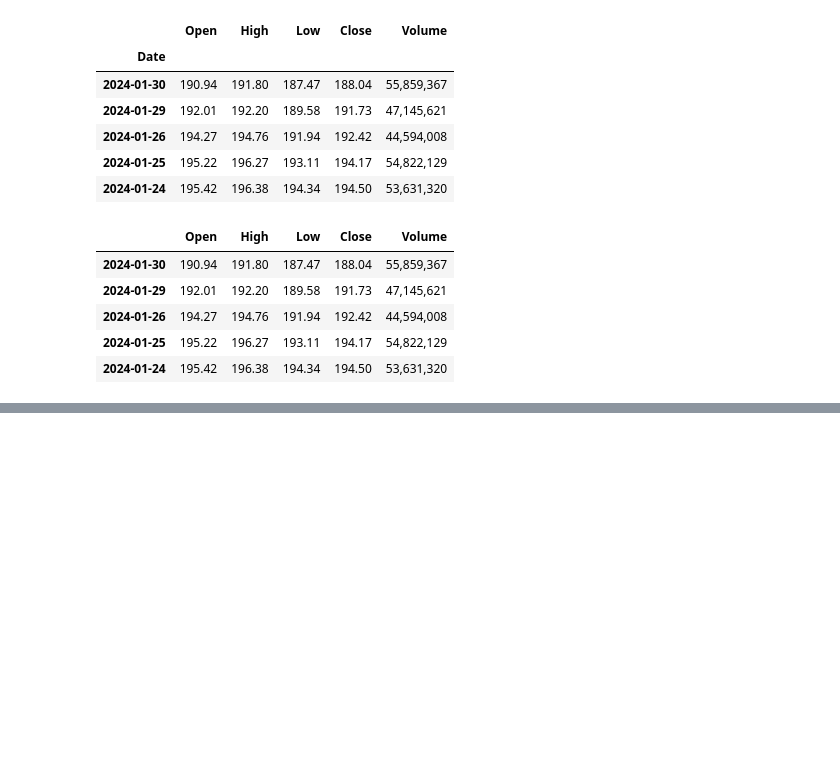
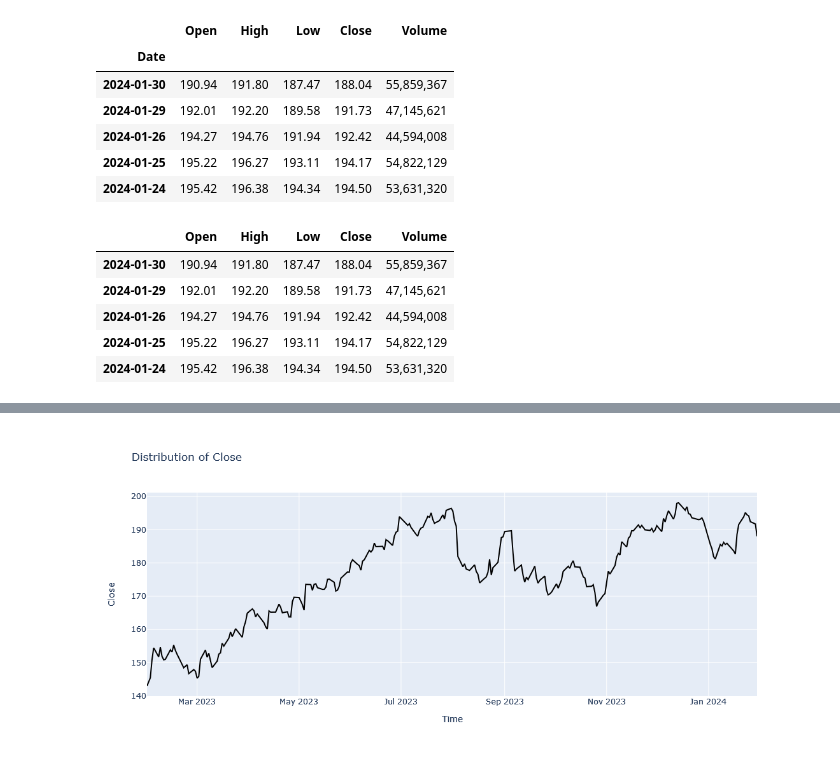
Before and after one commit to arfan64shah/Data_Science, a Jupyter notebook: TIme_Series_Analysis/Apple_Stock_Time_Series_Analysis.ipynb, the cells around one changed output, grey strips where cells are left out. Cells and saved outputs as stored; diff of their text form; code cells hidden in the pictures; blank space fills up the shorter version.

```diff
--- a/TIme_Series_Analysis/Apple_Stock_Time_Series_Analysis.ipynb
+++ b/TIme_Series_Analysis/Apple_Stock_Time_Series_Analysis.ipynb
@@ -60,0 +77,8 @@ dataset.head()
+# %%
+# show distribution of Close
+fig3 = go.Figure()
+fig3.add_trace(go.Line(x = dataset.index, y = dataset['Close'], marker = dict(color = 'black')))
+fig3.update_layout(title = 'Distribution of Close', xaxis_title = 'Time', yaxis_title = 'Close', height = 500)
+fig3.show()
+# %% [output]
+[figure, added]
```
Also changed, not shown: parts of 7 cells of this notebook.
